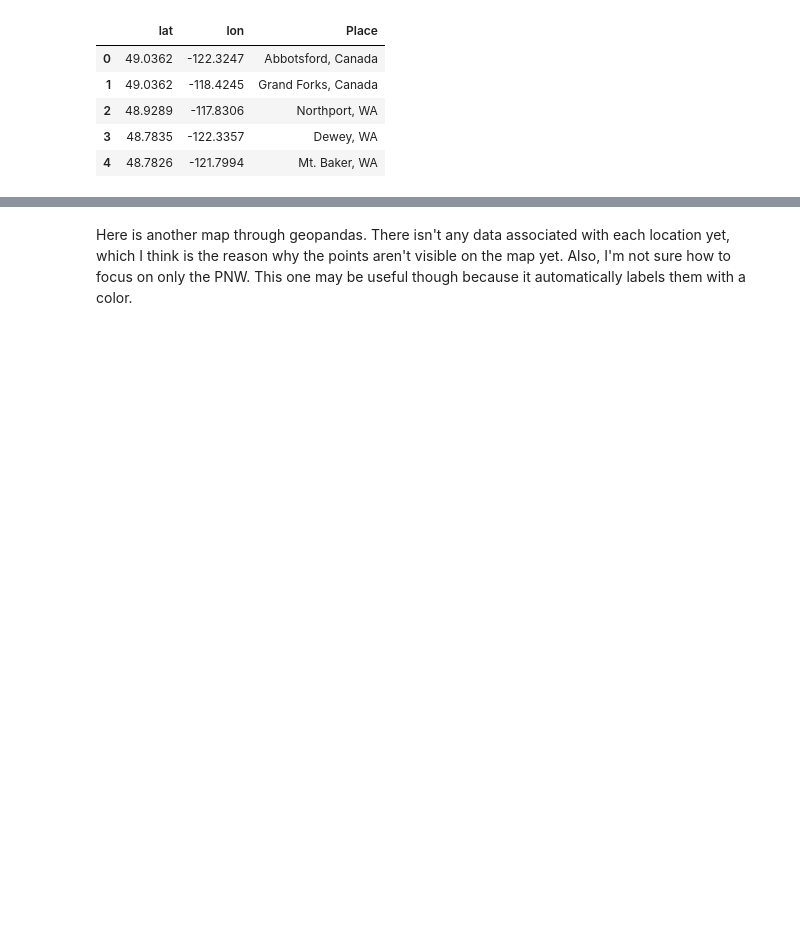
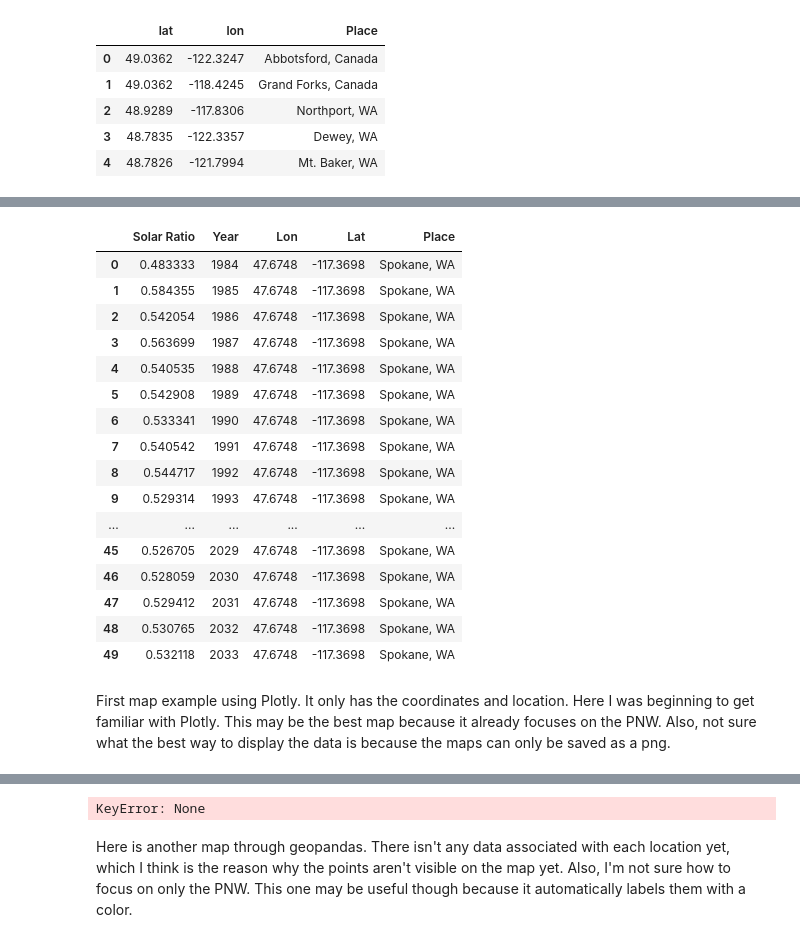
Before and after one commit to Solar-Wind-ML-DIRECT-2022-Project/2022-Project-Repo, a Jupyter notebook: SERF/Plotly.ipynb, the cells around one changed output, grey strips where cells are left out. Saved outputs shown, nothing was run; the diff lists cells and outputs as text; code cells hidden in the pictures; blank space fills up the shorter version.

```diff
--- a/SERF/Plotly.ipynb
+++ b/SERF/Plotly.ipynb
@@ -153,0 +191,35 @@ There are some plots in Plotly that require access tokens. I'm not sure how to i
+# %%
+# %load arima_yearly_averages.py
+import geopandas as gp
+import pandas as pd
+import datetime as dt
+import numpy as np
+
+
+def arima_averages(df):
+    allSolar = df['Solar Ratio'].tolist()
+
+    avgSolar = []
+    years = []
+
+    month = 0
+    sum = 0
+    year = 1984
+
+    for x in allSolar:
+        sum += x
+        month += 1
+        if month == 12:
+            avgSolar.append(sum/12)
+            years.append(year)
+            year += 1
+            month = 0
+            sum = 0
+
+    avg = pd.DataFrame()
+    avg['Solar Ratio'] = avgSolar
+    avg['Year'] = years
+    return avg
+# %%
+avg = arima_averages(df)
+avg
@@ -170,3 +297,28 @@ First map example using Plotly. It only has the coordinates and location. Here I
+# %%
+avg['Lon'] = locations.loc[11]['lat']
+avg['Lat'] = locations.loc[11]['lon']
+avg['Place'] = locations.loc[11]['Place']
+avg
+# %% [output]
+|  | Solar Ratio | Year | Lon | Lat | Place |
+| 0 | 0.483333 | 1984 | 47.6748 | -117.3698 | Spokane, WA |
+| 1 | 0.584355 | 1985 | 47.6748 | -117.3698 | Spokane, WA |
+| 2 | 0.542054 | 1986 | 47.6748 | -117.3698 | Spokane, WA |
+| 3 | 0.563699 | 1987 | 47.6748 | -117.3698 | Spokane, WA |
+| 4 | 0.540535 | 1988 | 47.6748 | -117.3698 | Spokane, WA |
+| 5 | 0.542908 | 1989 | 47.6748 | -117.3698 | Spokane, WA |
+| 6 | 0.533341 | 1990 | 47.6748 | -117.3698 | Spokane, WA |
+| 7 | 0.540542 | 1991 | 47.6748 | -117.3698 | Spokane, WA |
+| 8 | 0.544717 | 1992 | 47.6748 | -117.3698 | Spokane, WA |
+| 9 | 0.529314 | 1993 | 47.6748 | -117.3698 | Spokane, WA |
+| ... | ... | ... | ... | ... | ... |
+| 45 | 0.526705 | 2029 | 47.6748 | -117.3698 | Spokane, WA |
+| 46 | 0.528059 | 2030 | 47.6748 | -117.3698 | Spokane, WA |
+| 47 | 0.529412 | 2031 | 47.6748 | -117.3698 | Spokane, WA |
+| 48 | 0.530765 | 2032 | 47.6748 | -117.3698 | Spokane, WA |
+| 49 | 0.532118 | 2033 | 47.6748 | -117.3698 | Spokane, WA |
+# %% [markdown]
+First map example using Plotly. It only has the coordinates and location. Here I was beginning to get familiar with Plotly. This may be the best map because it already focuses on the PNW. Also, not sure what the best way to display the data is because the maps can only be saved as a png.
 # %%
 fig = px.scatter_mapbox(locations, lat="lat", lon="lon", hover_name = "Place",
                         color_discrete_sequence=["darkviolet"], zoom=5.5, height=400, width = 600)
@@ -176,6 +328,11 @@ fig.update_layout(margin={"r":0,"t":0,"l":0,"b":0})
 fig.show()
 # %% [output]
 [interactive output not drawn]
+# %%
+fig = px.scatter_mapbox(avg, size = "Solar Percentage") # , color = "Place", animation_frame = "Year") #, animation_group = "Place")
+fig.show()
+# %% [output]
+KeyError: None
 # %% [markdown]
 Here is another map through geopandas. There isn't any data associated with each location yet, which I think is the reason why the points aren't visible on the map yet. Also, I'm not sure how to focus on only the PNW. This one may be useful though because it automatically labels them with a color.
 # %%
```
Also changed, not shown: parts of 38 cells of this notebook, 2 other files.
